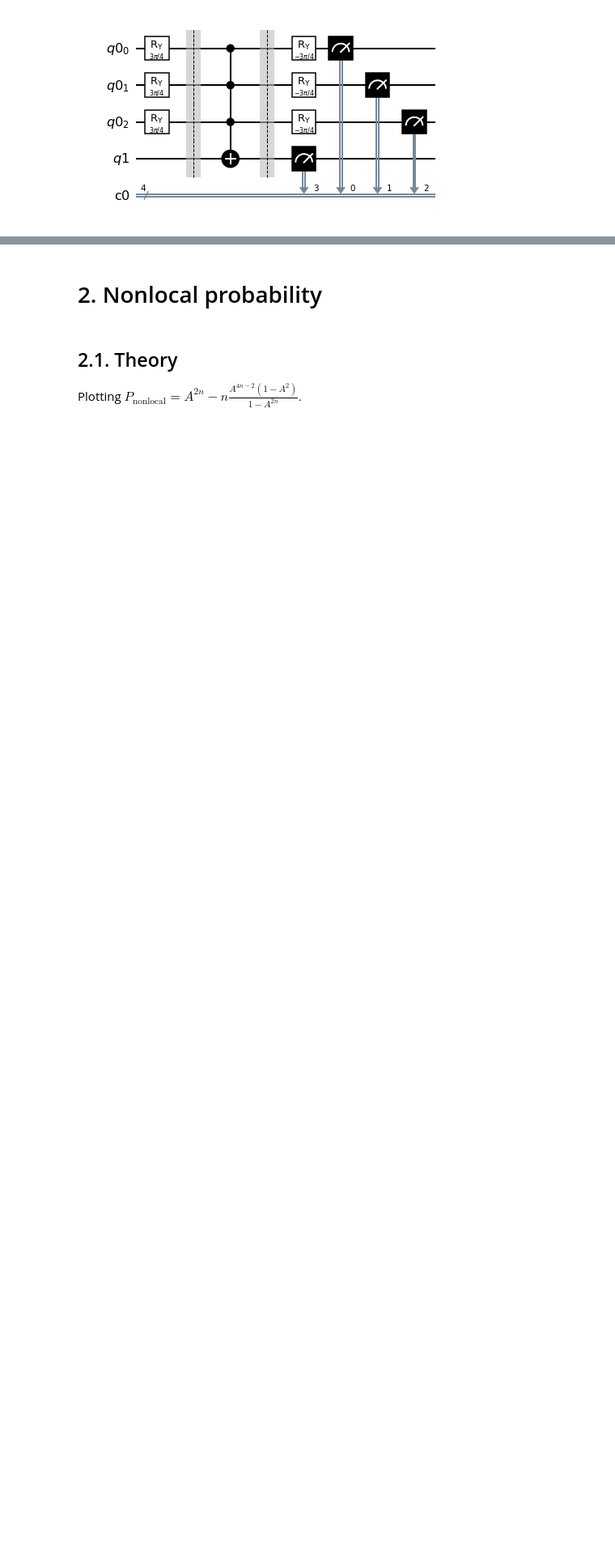
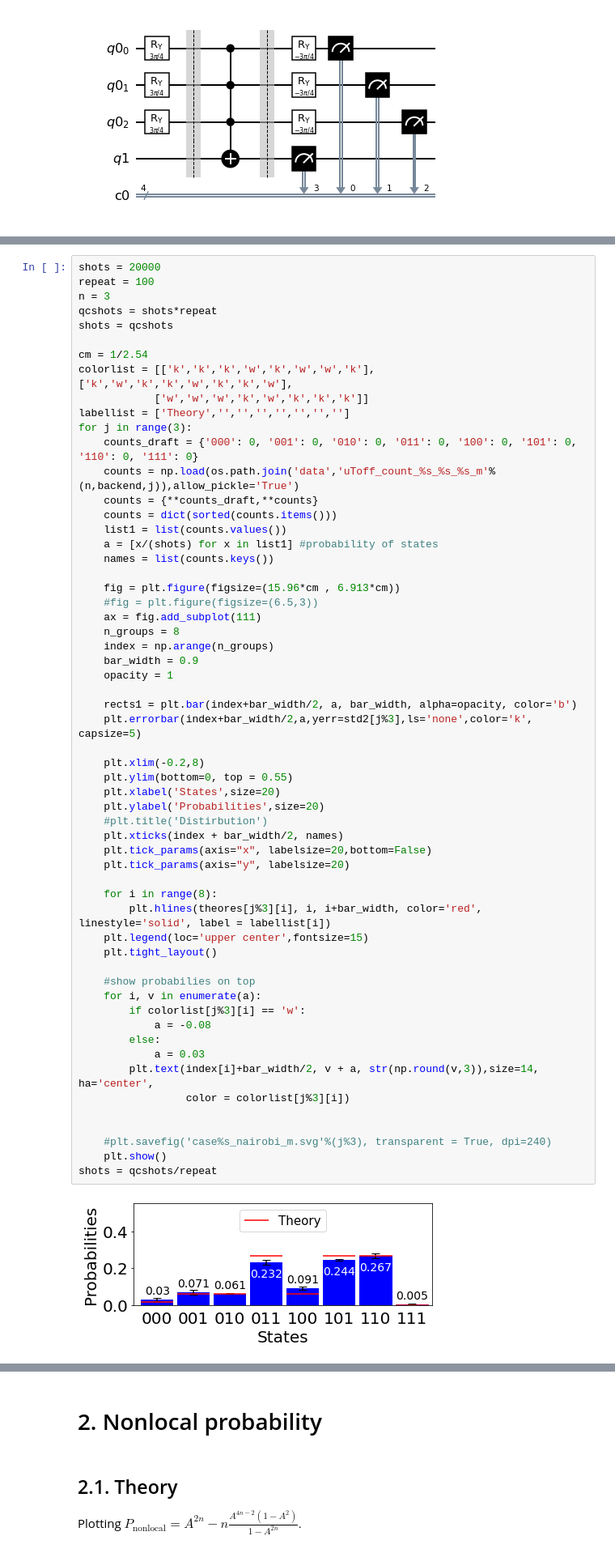
Before and after one commit to mx73/Testing-QM-on-NISQ, a Jupyter notebook: Stronger Hardys quantum nonlocality theory and simulation/n-particle-Hardy-nonlocality.ipynb, the cells around one changed output, grey strips where cells are left out. Shown: that part at 81% size. Drawn from its saved outputs; the diff is of its cells as text; blank space fills up the shorter version.

```diff
--- a/Stronger Hardys quantum nonlocality theory and simulation/n-particle-Hardy-nonlocality.ipynb
+++ b/Stronger Hardys quantum nonlocality theory and simulation/n-particle-Hardy-nonlocality.ipynb
@@ -153,0 +209,60 @@ plot_histogram(counts)
+# %%
+shots = 20000
+repeat = 100
+n = 3
+qcshots = shots*repeat
+shots = qcshots
+
+cm = 1/2.54
+colorlist = [['k','k','k','w','k','w','w','k'],['k','w','k','k','w','k','k','w'],
+            ['w','w','w','k','w','k','k','k']]
+labellist = ['Theory','','','','','','','']
+for j in range(3):
+    counts_draft = {'000': 0, '001': 0, '010': 0, '011': 0, '100': 0, '101': 0, '110': 0, '111': 0}
+    counts = np.load(os.path.join('data','uToff_count_%s_%s_%s_m'%(n,backend,j)),allow_pickle='True')
+    counts = {**counts_draft,**counts}
+    counts = dict(sorted(counts.items()))
+    list1 = list(counts.values())
+    a = [x/(shots) for x in list1] #probability of states
+    names = list(counts.keys())
+
+    fig = plt.figure(figsize=(15.96*cm , 6.913*cm))
+    #fig = plt.figure(figsize=(6.5,3))
+    ax = fig.add_subplot(111)
+    n_groups = 8
+    index = np.arange(n_groups)
+    bar_width = 0.9
+    opacity = 1
+
+    rects1 = plt.bar(index+bar_width/2, a, bar_width, alpha=opacity, color='b')
+    plt.errorbar(index+bar_width/2,a,yerr=std2[j%3],ls='none',color='k', capsize=5)
+
+    plt.xlim(-0.2,8)
+    plt.ylim(bottom=0, top = 0.55)
+    plt.xlabel('States',size=20)
+    plt.ylabel('Probabilities',size=20)
+    #plt.title('Distirbution')
+    plt.xticks(index + bar_width/2, names)
+    plt.tick_params(axis="x", labelsize=20,bottom=False)
+    plt.tick_params(axis="y", labelsize=20)
+
+    for i in range(8):
+        plt.hlines(theores[j%3][i], i, i+bar_width, color='red', linestyle='solid', label = labellist[i])
+    plt.legend(loc='upper center',fontsize=15)
+    plt.tight_layout()
+
+    #show probabilies on top
+    for i, v in enumerate(a):
+        if colorlist[j%3][i] == 'w':
+            a = -0.08
+        else:
+            a = 0.03
+        plt.text(index[i]+bar_width/2, v + a, str(np.round(v,3)),size=14, ha='center',
+                 color = colorlist[j%3][i])
+
+
+    #plt.savefig('case%s_nairobi_m.svg'%(j%3), transparent = True, dpi=240)
+    plt.show()
+shots = qcshots/repeat
+# %% [output]
+[figure, added]
```
Also changed, not shown: parts of 57 cells of this notebook.
